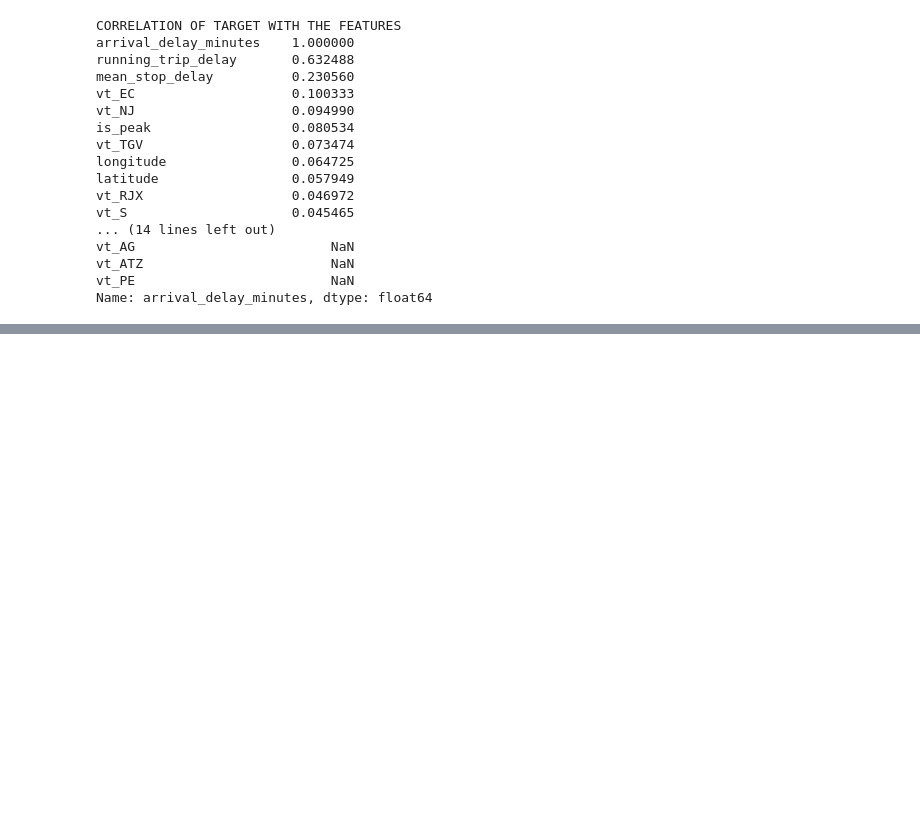
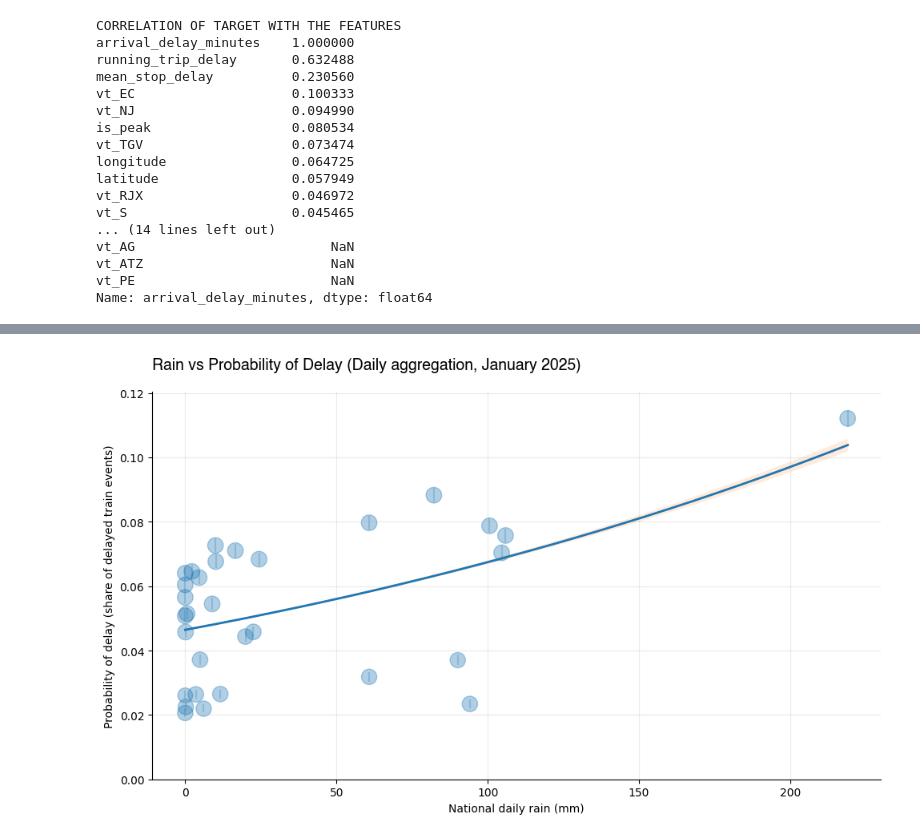
Before and after one commit to YVYX04/Swiss_Train_ML, a Jupyter notebook: notebooks/models/baseline_models_v1.ipynb, the cells around one changed output, grey strips where cells are left out. Saved outputs shown, nothing was run; the diff lists cells and outputs as text; code cells hidden in the pictures; blank space fills up the shorter version.

Commit message:
extended eda and model exploration

```diff
--- a/notebooks/models/baseline_models_v1.ipynb
+++ b/notebooks/models/baseline_models_v1.ipynb
@@ -423,0 +601,82 @@ However, as expected, the congestion features are the ones who cary the highest
+# %%
+import statsmodels.api as sm
+
+# --- 1) Daily aggregation (Binomial counts) ---
+rain_col = "nat_sum_rain_sum" if "nat_sum_rain_sum" in df_janw.columns else "nat_rain_sum"
+
+daily = (
+    df_janw.groupby("date")
+      .agg(
+          n=("is_delayed", "size"),
+          k=("is_delayed", "sum"),
+          rain=(rain_col, "first"),
+      )
+      .reset_index()
+)
+
+daily["p_hat"] = daily["k"] / daily["n"]
+
+# Drop missing rain or empty days
+daily = daily.dropna(subset=["rain"]).query("n > 0").copy()
+
+# --- 2) Wilson CI for the observed daily proportions ---
+def wilson_ci(k, n, z=1.96):
+    k = np.asarray(k, dtype=float)
+    n = np.asarray(n, dtype=float)
+    p = k / n
+    denom = 1 + z**2 / n
+    center = (p + z**2 / (2*n)) / denom
+    half = (z * np.sqrt((p*(1-p)/n) + (z**2/(4*n**2)))) / denom
+    lo = np.clip(center - half, 0, 1)
+    hi = np.clip(center + half, 0, 1)
+    return lo, hi
+
+daily["p_lo"], daily["p_hi"] = wilson_ci(daily["k"], daily["n"])
+
+# --- 3) Fit weighted logistic regression (GLM Binomial) ---
+X = sm.add_constant(daily["rain"].to_numpy())
+y = daily["p_hat"].to_numpy()
+
+glm = sm.GLM(y, X, family=sm.families.Binomial(), var_weights=daily["n"].to_numpy())
+res = glm.fit()
+
+# Prediction grid + 95% CI on the mean response
+xg = np.linspace(daily["rain"].min(), daily["rain"].max(), 200)
+Xg = sm.add_constant(xg)
+pred = res.get_prediction(Xg).summary_frame(alpha=0.05)  # mean + CI
+
+p_mean = pred["mean"].to_numpy()
+p_lo = pred["mean_ci_lower"].to_numpy()
+p_hi = pred["mean_ci_upper"].to_numpy()
+
+# --- 4) Plot ---
+fig, ax = plt.subplots(figsize=(10, 6))
+
+# Point sizes encode daily sample size (more trains => bigger dot)
+sizes = 30 + 170 * (daily["n"] / daily["n"].max())
+
+# Observed daily proportions + Wilson intervals
+ax.scatter(daily["rain"], daily["p_hat"], s=sizes, alpha=0.35)
+ax.vlines(daily["rain"], daily["p_lo"], daily["p_hi"], alpha=0.25)
+
+# Model curve + CI band
+ax.plot(xg, p_mean, linewidth=2)
+ax.fill_between(xg, p_lo, p_hi, alpha=0.15)
+
+ax.set_xlabel("National daily rain (mm)")
+ax.set_ylabel("Probability of delay (share of delayed train events)")
+ax.set_title("Rain vs Probability of Delay (Daily aggregation, January 2025)",
+             loc="left", pad=20, fontsize=14, family="Helvetica")
+
+ax.grid(alpha=0.25)
+ax.spines["top"].set_visible(False)
+ax.spines["right"].set_visible(False)
+ax.set_ylim(0, min(1.0, daily["p_hi"].max() * 1.05))
+
+plt.tight_layout()
+plt.savefig("../../images/rain_vs_delay_probability_jan2025.png", dpi=500)
+plt.show()
+
+print(res.summary())
+# %% [output]
+[figure, added]
```
Also changed, not shown: parts of 63 cells of this notebook.
